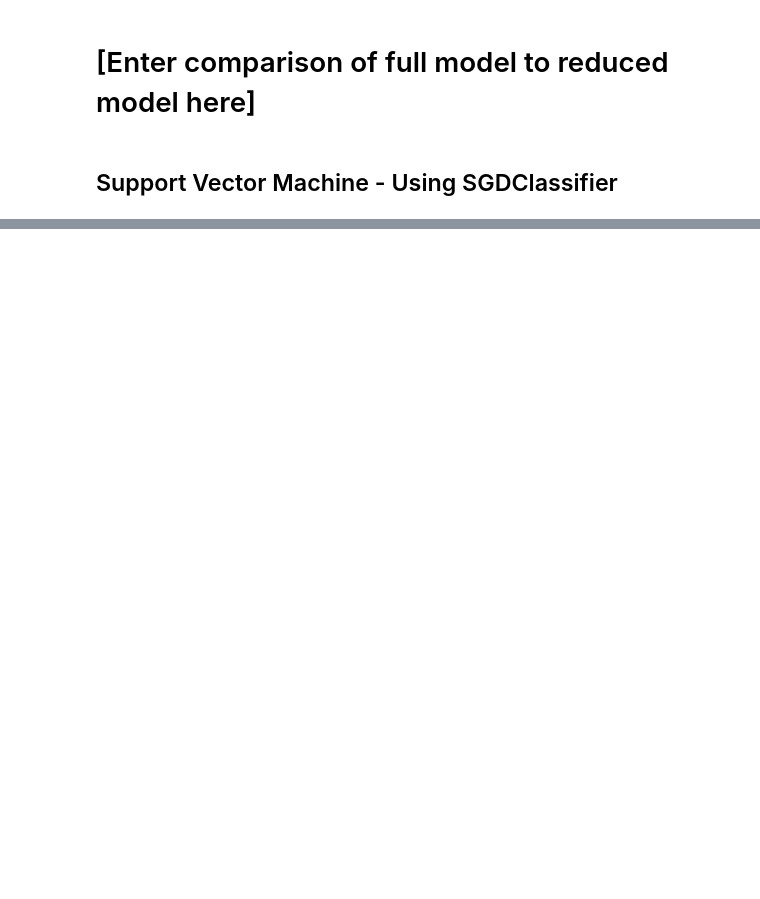
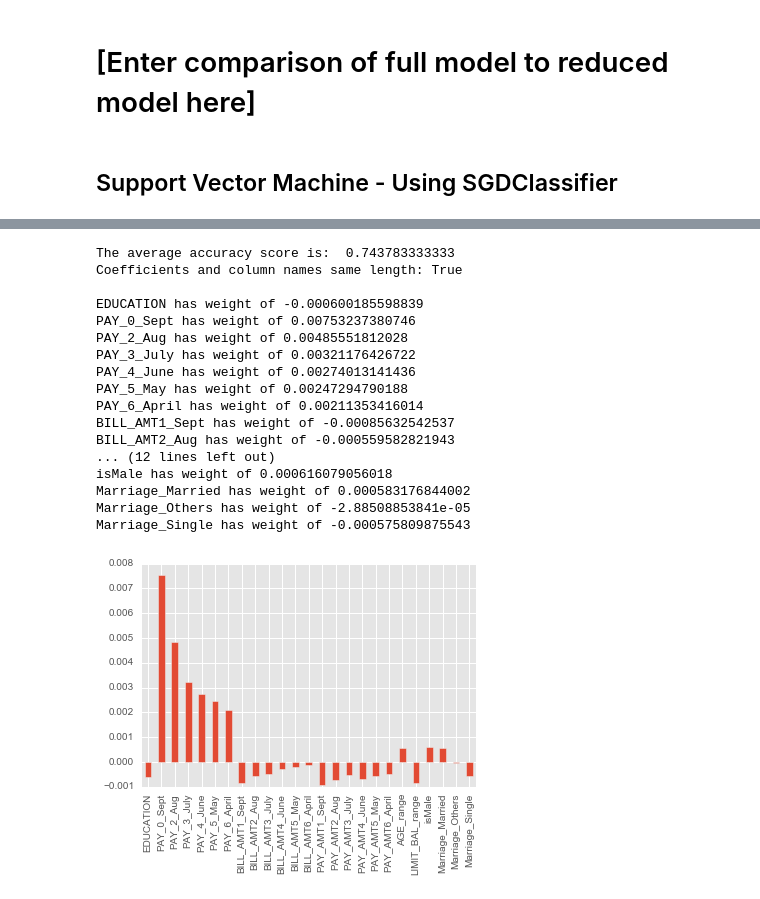
Before and after one commit to rlshuhart/MSDS7331_Mini-Lab, a Jupyter notebook: Mini Project.ipynb, the cells around one changed output, grey strips where cells are left out. Saved outputs shown, nothing was run; the diff lists cells and outputs as text; code cells hidden in the pictures; blank space fills up the shorter version.

Commit message:
replaced redundant code with analysis function. cleaned up svg section and updated parameters

```diff
--- a/Mini Project.ipynb
+++ b/Mini Project.ipynb
@@ -464,28 +464,3 @@ Marriage_Married has weight of 0.031967095872
 Marriage_Others has weight of -0.0152625009312
 Marriage_Single has weight of -0.0519498383951
 [figure]
-# %%
-# Graph the coeficients to find the standout features
-from matplotlib import pyplot as plt
-%matplotlib inline
-plt.style.use('ggplot')
-
-
-# Below averages the output of the cross validations
-logit_coef_scaled_avg = np.array(np.mean(logit_coef_scaled, axis=0 ))
-logit_acc_scaled_avg = np.mean(logit_acc_scaled)
-
-print("The average accuracy score is: ", logit_acc_scaled_avg)
-
-# Sanity check to make sure the column name list is the same length as the coefficients
-print("Coefficients and column names same length: " + str(len(logit_coef_scaled_avg.T)==len(cc_data_Xs_names)))
-print()
-
-# print coefficients with label
-zip_vars = zip(logit_coef_scaled_avg.T,cc_data_Xs_names) # combine attributes
-for coef, name in zip_vars:
-    print(name, 'has weight of', coef[0]) # now print them out
-
-weights = pd.Series(logit_coef_scaled_avg[0],index=cc_data_Xs_names)
-weights.plot(kind='bar')
-plt.show()
@@ -585,16 +523,20 @@ PAY_AMT2_Aug has weight of -0.263812429097
 ## Support Vector Machine - Using SGDClassifier
 # %%
 # Create New Cross Validation object
-cv_object = ShuffleSplit(n=len(cc_data_target), n_iter=10, test_size  = 0.2)
+svg_cv_object = ShuffleSplit(n=len(cc_data_target), n_iter=3, test_size  = 0.2)
 
 # Initial fixed parmeters
-model = SGDClassifier(loss='hinge', n_iter=1, learning_rate='optimal')
+model = SGDClassifier(loss='hinge', n_iter=3, learning_rate='optimal', alpha=1)
 
 # Parameteres to search on:
-alpha_values = [.1,1,10,100,1000]
 params = {'penalty':('l1','l2'),
-          'alpha':alpha_values,
-          'fit_intercept':(True, False)}
+          'fit_intercept':(True, False),
+          'average':(True,False)}
 
 # Run grid search with cv_object
-sgd_clf = grid_searcher(model, params, cv_object)
+sgd_clf = grid_searcher(model, params, svg_cv_object)
+
+# Print grid serach results
+print("The best estimator: ",sgd_clf.best_estimator_)
+print("The best accuracy score is: ", sgd_clf.best_score_)
+print("The best parameters of model is: ",sgd_clf.best_params_)
@@ -631,0 +707,21 @@ plt.show()
+# %%
+analysis(sgd_coef_scaled, sgd_acc_scaled, cc_data_Xs_names)
+# %% [output]
+The average accuracy score is:  0.743783333333
+Coefficients and column names same length: True
+
+EDUCATION has weight of -0.000600185598839
+PAY_0_Sept has weight of 0.00753237380746
+PAY_2_Aug has weight of 0.00485551812028
+PAY_3_July has weight of 0.00321176426722
+PAY_4_June has weight of 0.00274013141436
+PAY_5_May has weight of 0.00247294790188
+PAY_6_April has weight of 0.00211353416014
+BILL_AMT1_Sept has weight of -0.00085632542537
+BILL_AMT2_Aug has weight of -0.000559582821943
+... (12 lines left out)
+isMale has weight of 0.000616079056018
+Marriage_Married has weight of 0.000583176844002
+Marriage_Others has weight of -2.88508853841e-05
+Marriage_Single has weight of -0.000575809875543
+[figure, added]
```
Also changed, not shown: parts of 7 cells of this notebook.
